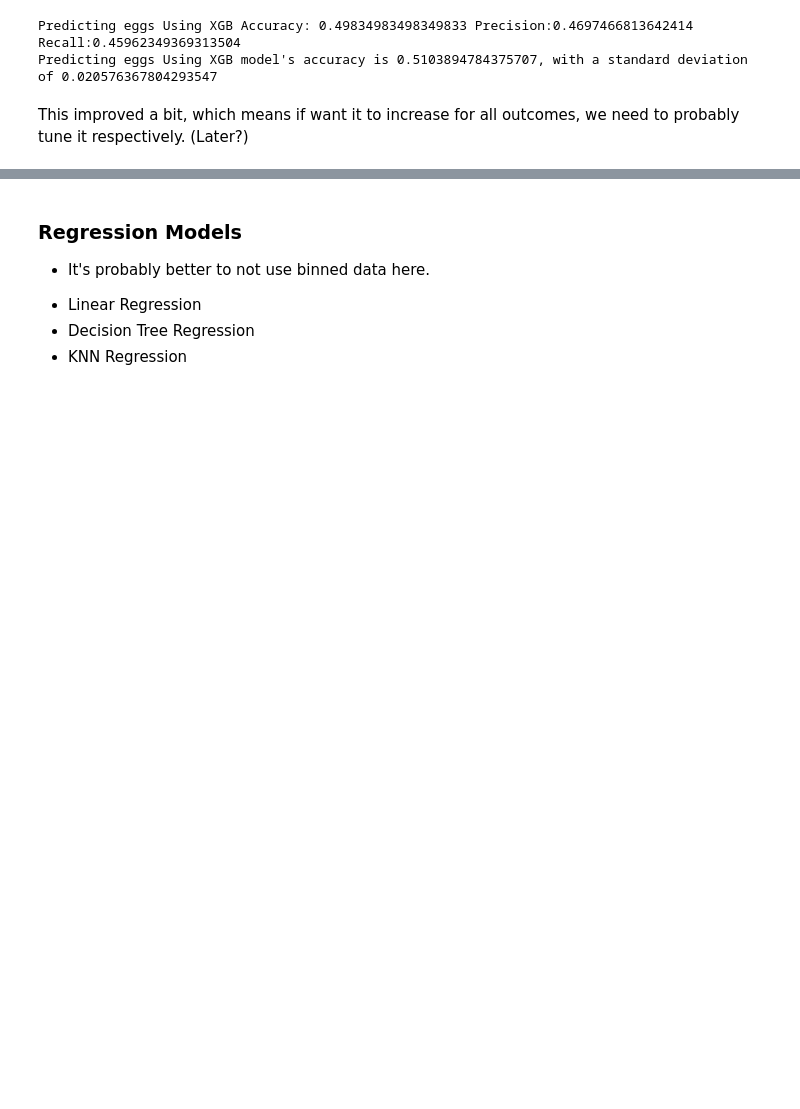
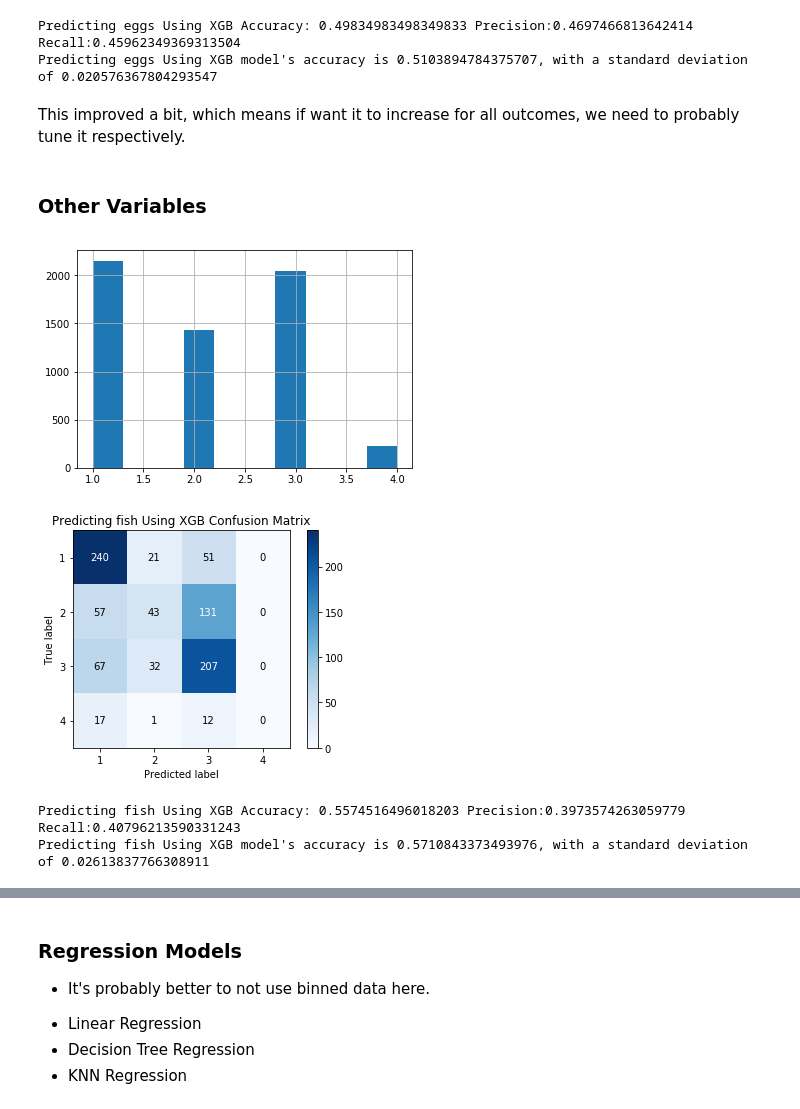
Before and after one commit to FrankOnBeach/WWF, a Jupyter notebook: DHS Diet/DHS_ML.ipynb, the cells around one changed output, grey strips where cells are left out. Drawn from its saved outputs; the diff is of its cells as text; code cells hidden in the pictures; blank space fills up the shorter version.

```diff
--- a/DHS Diet/DHS_ML.ipynb
+++ b/DHS Diet/DHS_ML.ipynb
@@ -985,7 +991,7 @@ grid_search_dict
  'scale_pos_weight': 1,
  'seed': 27}
 # %%
-def run_knn_xgboost(df,out_come):
+def run_tuned_xgboost(df,out_come):
     """
     This function uses xgboost as the ensemble method to
     predict the categories for our consumption data.
@@ -1003,4 +1009,25 @@ run_knn_xgboost(cleaned_ml_our_bin_egg_df,"eggs")
 Predicting eggs Using XGB Accuracy: 0.49834983498349833 Precision:0.4697466813642414 Recall:0.45962349369313504
 Predicting eggs Using XGB model's accuracy is 0.5103894784375707, with a standard deviation of 0.020576367804293547
 # %% [markdown]
-This improved a bit, which means if want it to increase for all outcomes, we need to probably tune it respectively. (Later?)
+This improved a bit, which means if want it to increase for all outcomes, we need to probably tune it respectively.
+# %% [markdown]
+### Other Variables
+# %%
+def construct_new_df(bins,df,col, new_col):
+    temp_df = dhs_ml_final_df[[col,"Cell_Order"]].dropna()
+    temp_df[new_col] = np.digitize(temp_df[col], bins)
+    result_df = temp_df.merge(df, how = "inner", on = "Cell_Order")
+    result_df[new_col].hist()
+    result_df = result_df[desired_group_cols + [new_col]]
+    return result_df
+# %%
+# Milk df
+# Since the dairy column is combined food group. might be better to use the single one.
+bins = [0,0.1,0.2,0.5]
+cleaned_our_bin_fish_df = construct_new_df(bins,cleaned_dhs_grouped_df,"Gave.child.fish.or.shellfish","fish_group")
+run_tuned_xgboost(cleaned_our_bin_fish_df,"fish")
+# %% [output]
+[figure, added]
+[figure, added]
+Predicting fish Using XGB Accuracy: 0.5574516496018203 Precision:0.3973574263059779 Recall:0.40796213590331243
+Predicting fish Using XGB model's accuracy is 0.5710843373493976, with a standard deviation of 0.02613837766308911
```
Also changed, not shown: parts of 11 cells of this notebook, 3 other files.
